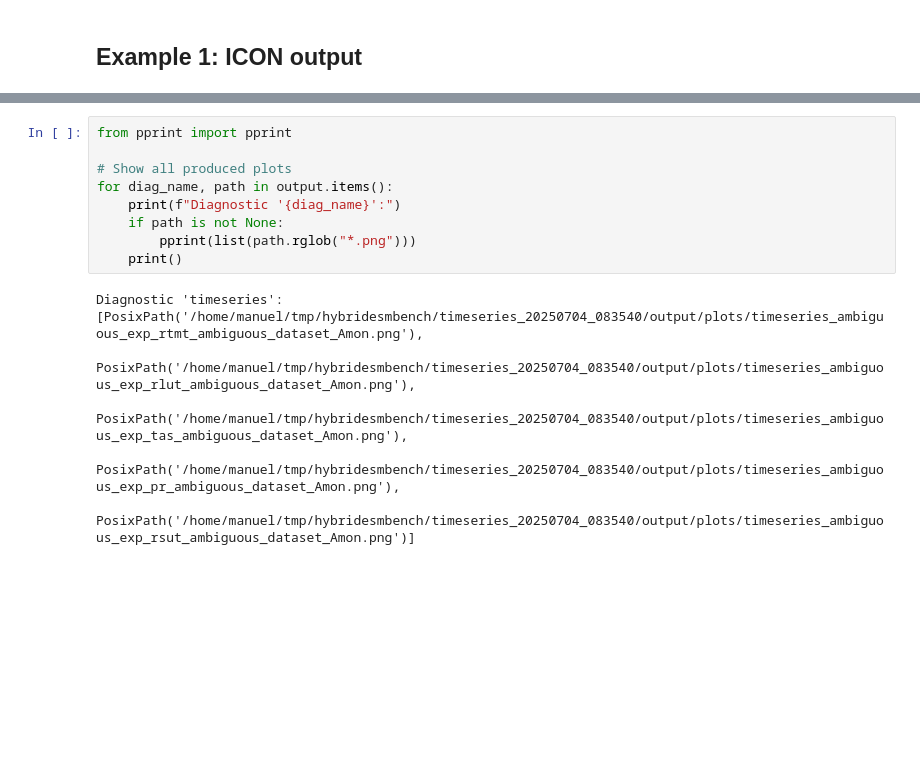
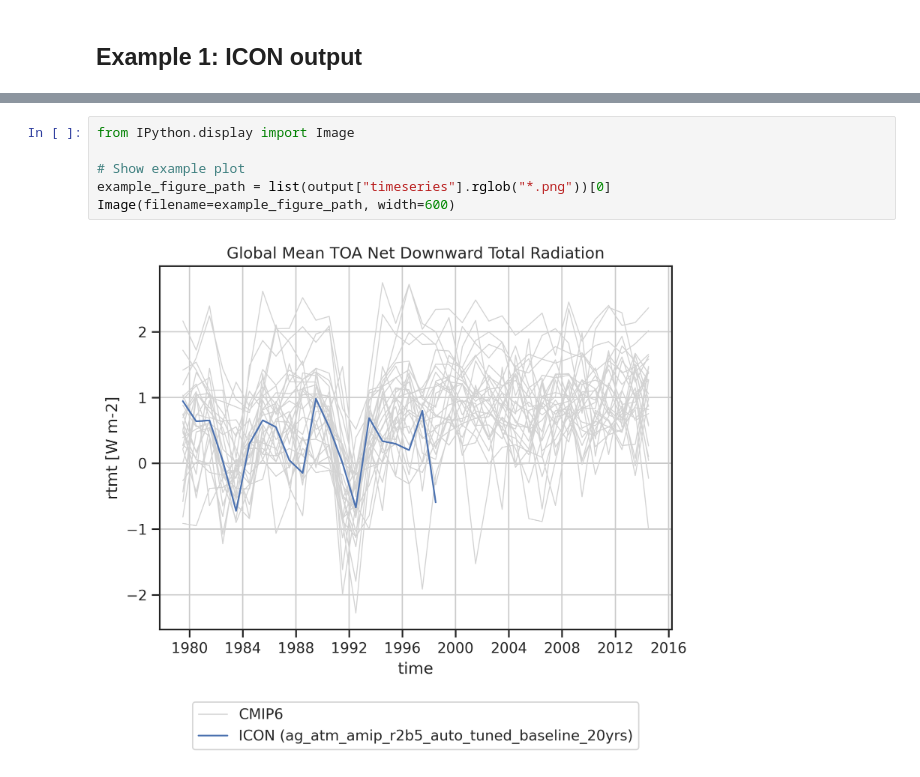
Before and after one commit to HybridESM/HybridESMBench, a Jupyter notebook: notebooks/evaluation.ipynb, the cells around one changed output, grey strips where cells are left out. Saved outputs shown, nothing was run; the diff lists cells and outputs as text; blank space fills up the shorter version.

Commit message:
Show plot in notebook

```diff
--- a/notebooks/evaluation.ipynb
+++ b/notebooks/evaluation.ipynb
@@ -39,16 +39,8 @@ ERROR 1: PROJ: proj_create_from_database: Open of /home/manuel/micromamba/envs/h
 # %%
-from pprint import pprint
+from IPython.display import Image
 
-# Show all produced plots
-for diag_name, path in output.items():
-    print(f"Diagnostic '{diag_name}':")
-    if path is not None:
-        pprint(list(path.rglob("*.png")))
-    print()
+# Show example plot
+example_figure_path = list(output["timeseries"].rglob("*.png"))[0]
+Image(filename=example_figure_path, width=600)
 # %% [output]
-Diagnostic 'timeseries':
-[PosixPath('/home/manuel/tmp/hybridesmbench/timeseries_20250704_083540/output/plots/timeseries_ambiguous_exp_rtmt_ambiguous_dataset_Amon.png'),
- PosixPath('/home/manuel/tmp/hybridesmbench/timeseries_20250704_083540/output/plots/timeseries_ambiguous_exp_rlut_ambiguous_dataset_Amon.png'),
- PosixPath('/home/manuel/tmp/hybridesmbench/timeseries_20250704_083540/output/plots/timeseries_ambiguous_exp_tas_ambiguous_dataset_Amon.png'),
- PosixPath('/home/manuel/tmp/hybridesmbench/timeseries_20250704_083540/output/plots/timeseries_ambiguous_exp_pr_ambiguous_dataset_Amon.png'),
- PosixPath('/home/manuel/tmp/hybridesmbench/timeseries_20250704_083540/output/plots/timeseries_ambiguous_exp_rsut_ambiguous_dataset_Amon.png')]
+[figure, added]
```
Also changed, not shown: parts of 1 cell of this notebook.
